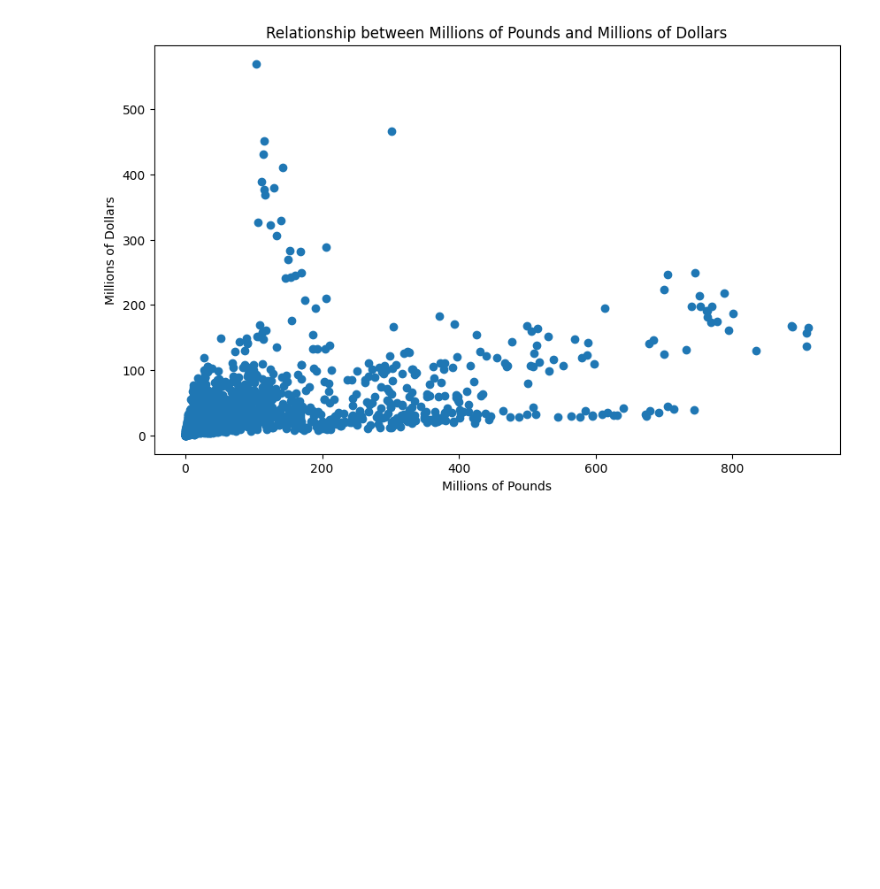
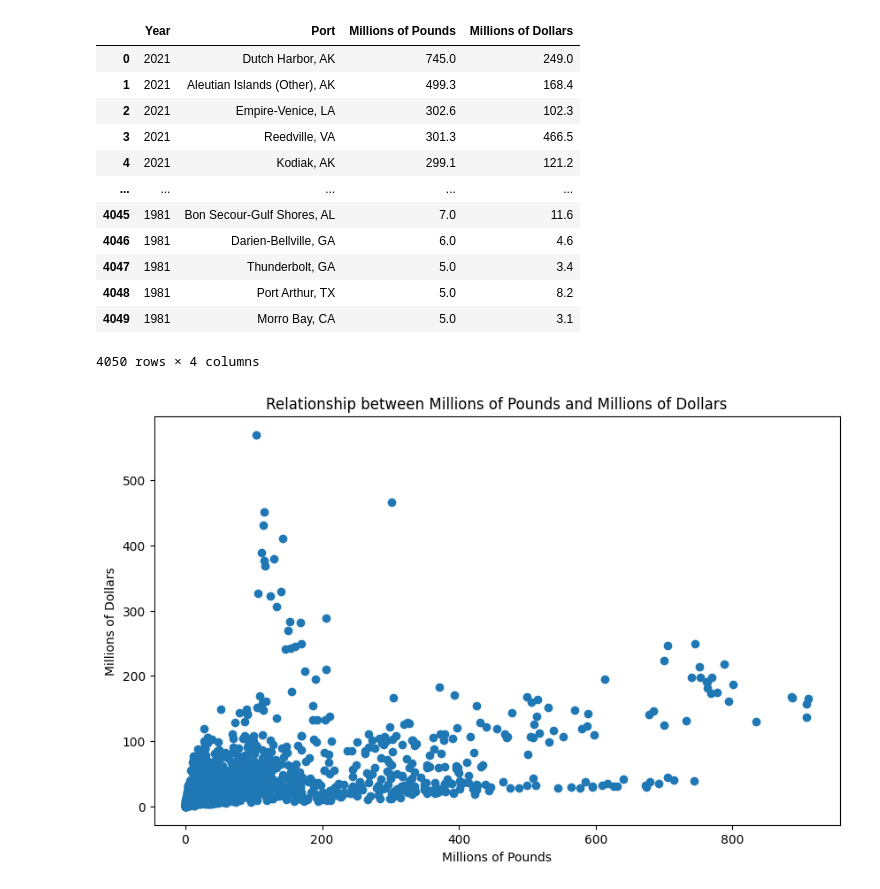
Before and after one commit to Visrael24/Dev10-Final-Assessment, a Jupyter notebook: Workspaces/Vals_workspace/old/EDA-landings-by-us-ports.ipynb, the cells around one changed output. Cells and saved outputs as stored; diff of their text form; code cells hidden in the pictures; blank space fills up the shorter version.

```diff
--- a/Workspaces/Vals_workspace/EDA-landings-by-us-ports.ipynb
+++ b/Workspaces/Vals_workspace/old/EDA-landings-by-us-ports.ipynb
@@ -10,6 +10,22 @@ df = df.iloc[1:]
 df.reset_index(drop=True, inplace=True)
 # %%
 df.columns = df.columns.str.strip()
+# %%
+df
+# %% [output]
+|  | Year | Port | Millions of Pounds | Millions of Dollars |
+| 0 | 2021 | Dutch Harbor, AK | 745.0 | 249.0 |
+| 1 | 2021 | Aleutian Islands (Other), AK | 499.3 | 168.4 |
+| 2 | 2021 | Empire-Venice, LA | 302.6 | 102.3 |
+| 3 | 2021 | Reedville, VA | 301.3 | 466.5 |
+| 4 | 2021 | Kodiak, AK | 299.1 | 121.2 |
+| ... | ... | ... | ... | ... |
+| 4045 | 1981 | Bon Secour-Gulf Shores, AL | 7.0 | 11.6 |
+| 4046 | 1981 | Darien-Bellville, GA | 6.0 | 4.6 |
+| 4047 | 1981 | Thunderbolt, GA | 5.0 | 3.4 |
+| 4048 | 1981 | Port Arthur, TX | 5.0 | 8.2 |
+| 4049 | 1981 | Morro Bay, CA | 5.0 | 3.1 |
+4050 rows × 4 columns
 # %%
 df['Millions of Dollars'] = df['Millions of Dollars'].astype(float)
 df['Millions of Pounds'] = df['Millions of Pounds'].astype(float)
```
Also changed, not shown: 10 other files.
